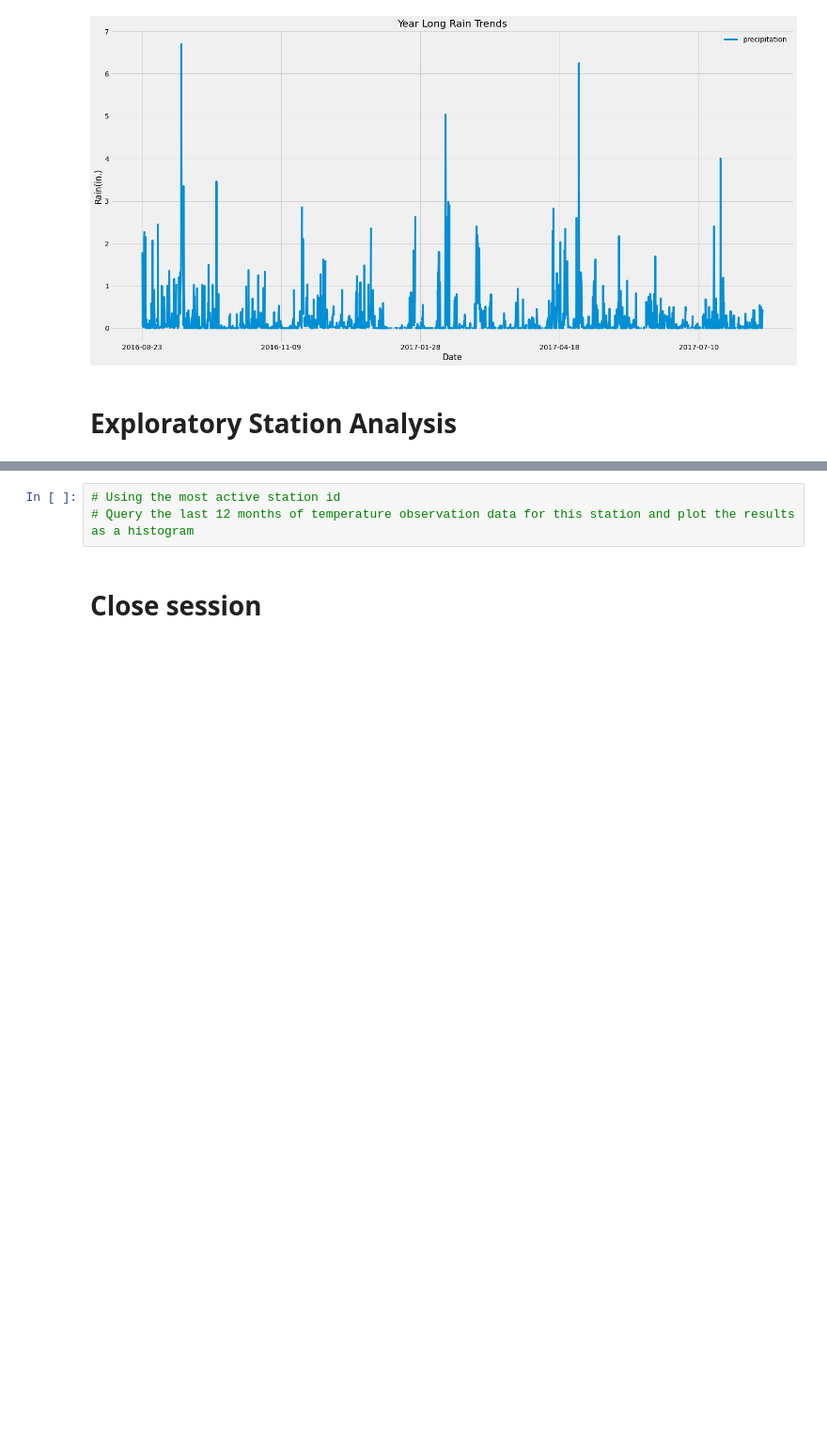
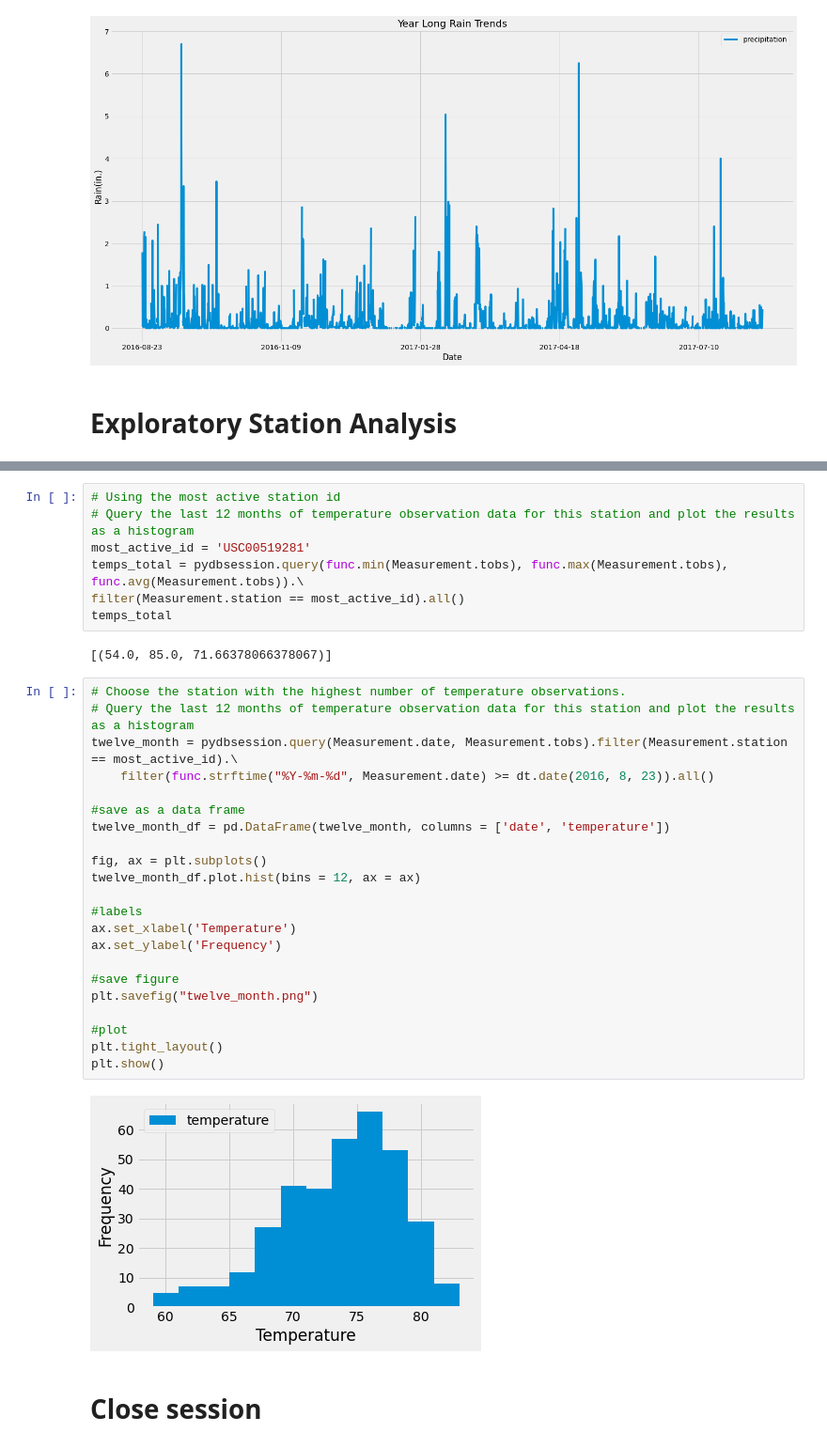
Before and after one commit to gsgibbs/sqlalchemy-challenge, a Jupyter notebook: climate_starter.ipynb, the cells around one changed output, grey strips where cells are left out. Shown at 94% size. Drawn from its saved outputs; the diff is of its cells as text; blank space fills up the shorter version.

```diff
--- a/climate_starter.ipynb
+++ b/climate_starter.ipynb
@@ -103,6 +133,36 @@ plt.show()
 # %%
 # Using the most active station id
 # Query the last 12 months of temperature observation data for this station and plot the results as a histogram
+most_active_id = 'USC00519281'
+temps_total = pydbsession.query(func.min(Measurement.tobs), func.max(Measurement.tobs), func.avg(Measurement.tobs)).\
+filter(Measurement.station == most_active_id).all()
+temps_total
+# %% [output]
+[(54.0, 85.0, 71.66378066378067)]
+# %%
+# Choose the station with the highest number of temperature observations.
+# Query the last 12 months of temperature observation data for this station and plot the results as a histogram
+twelve_month = pydbsession.query(Measurement.date, Measurement.tobs).filter(Measurement.station == most_active_id).\
+    filter(func.strftime("%Y-%m-%d", Measurement.date) >= dt.date(2016, 8, 23)).all()
+
+#save as a data frame
+twelve_month_df = pd.DataFrame(twelve_month, columns = ['date', 'temperature'])
+
+fig, ax = plt.subplots()
+twelve_month_df.plot.hist(bins = 12, ax = ax)
+
+#labels
+ax.set_xlabel('Temperature')
+ax.set_ylabel('Frequency')
+
+#save figure
+plt.savefig("twelve_month.png")
+
+#plot
+plt.tight_layout()
+plt.show()
+# %% [output]
+[figure, added]
 # %% [markdown]
 # Close session
 # %%
```
Also changed, not shown: parts of 3 cells of this notebook, 1 other file.
